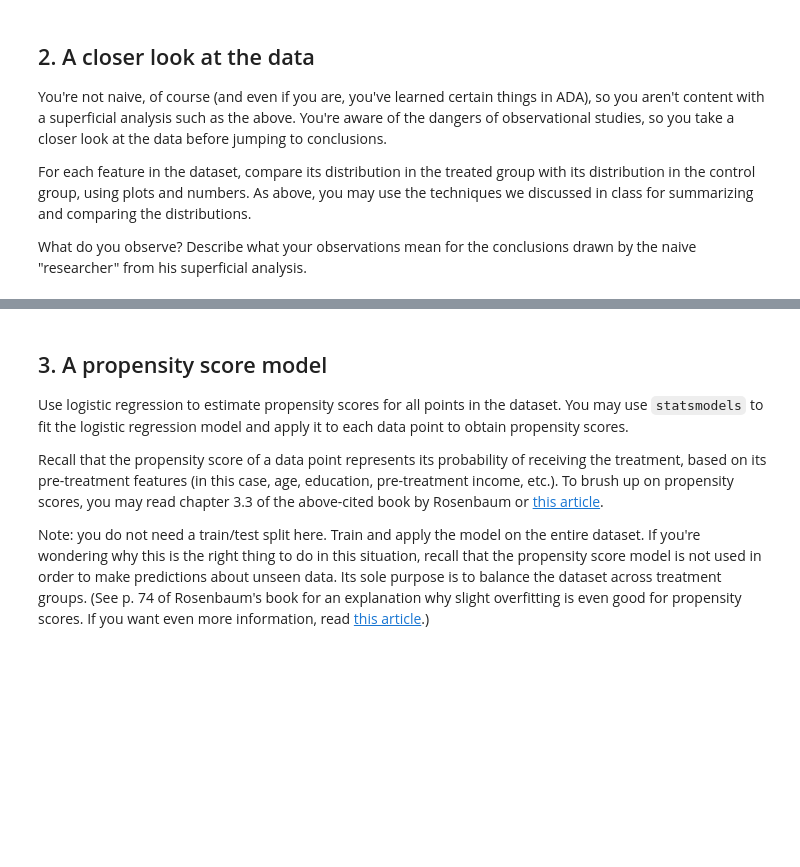
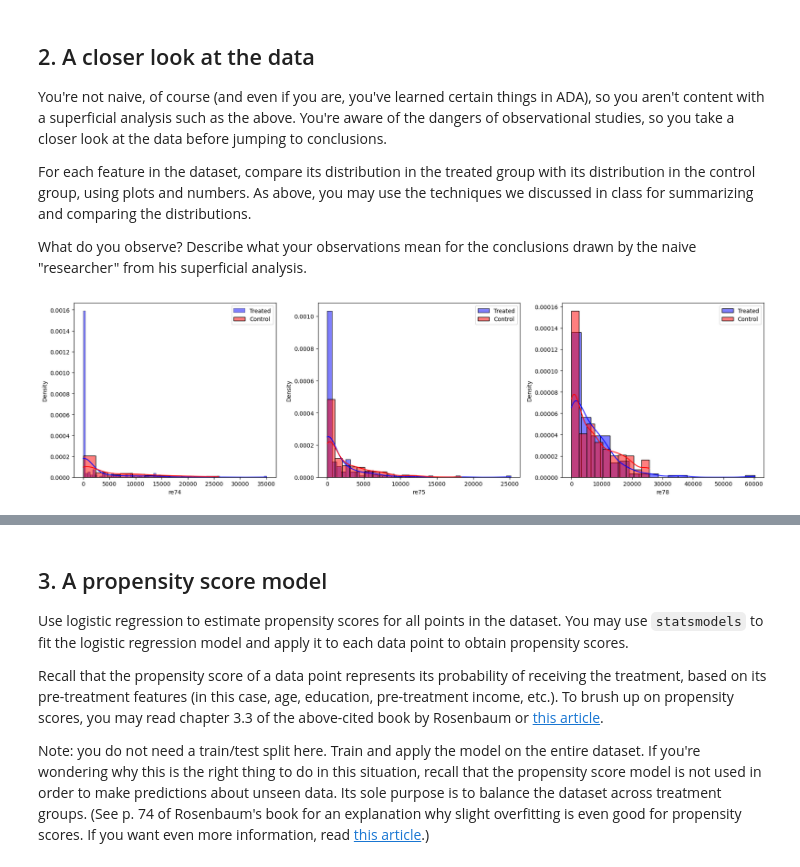
Before and after one commit to BaptisteCarmier/ADA--2024, a Jupyter notebook: Exercises/05 - Causal analysis of observational data/Observational studies exercise.ipynb, the cells around one changed output, grey strips where cells are left out. Cells and saved outputs as stored; diff of their text form; code cells hidden in the pictures; blank space fills up the shorter version.

```diff
--- a/Exercises/05 - Causal analysis of observational data/Observational studies exercise.ipynb
+++ b/Exercises/05 - Causal analysis of observational data/Observational studies exercise.ipynb
@@ -73,0 +124,27 @@ Describe what your observations mean for the conclusions drawn by the naive "res
+# %%
+''' your code and explanations '''
+
+fig, (ax1, ax2, ax3)= plt.subplots(1, 3, figsize=(18, 5))
+
+sns.histplot(treated.re74, color ='blue', label = 'Treated', stat = 'density', kde = True, alpha = 0.5, ax = ax1)
+sns.histplot(control.re74, color = 'red', label = 'Control', stat = 'density', kde = True, alpha = 0.5, ax = ax1)
+ax1.set_xlabel('re74')
+ax1.set_ylabel('Density')
+ax1.legend()
+
+sns.histplot(treated.re75, color ='blue', label = 'Treated', stat = 'density', kde = True, alpha = 0.5, ax = ax2)
+sns.histplot(control.re75, color = 'red', label = 'Control', stat = 'density', kde = True, alpha = 0.5, ax = ax2)
+ax2.set_xlabel('re75')
+ax2.set_ylabel('Density')
+ax2.legend()
+
+sns.histplot(treated.re78, color ='blue', label = 'Treated', stat = 'density', kde = True, alpha = 0.5, ax = ax3)
+sns.histplot(control.re78, color = 'red', label = 'Control', stat = 'density', kde = True, alpha = 0.5, ax = ax3)
+ax3.set_xlabel('re78')
+ax3.set_ylabel('Density')
+ax3.legend()
+
+plt.tight_layout()
+plt.show()
+# %% [output]
+[figure, added]
```
Also changed, not shown: parts of 11 cells of this notebook, 1 other file.
